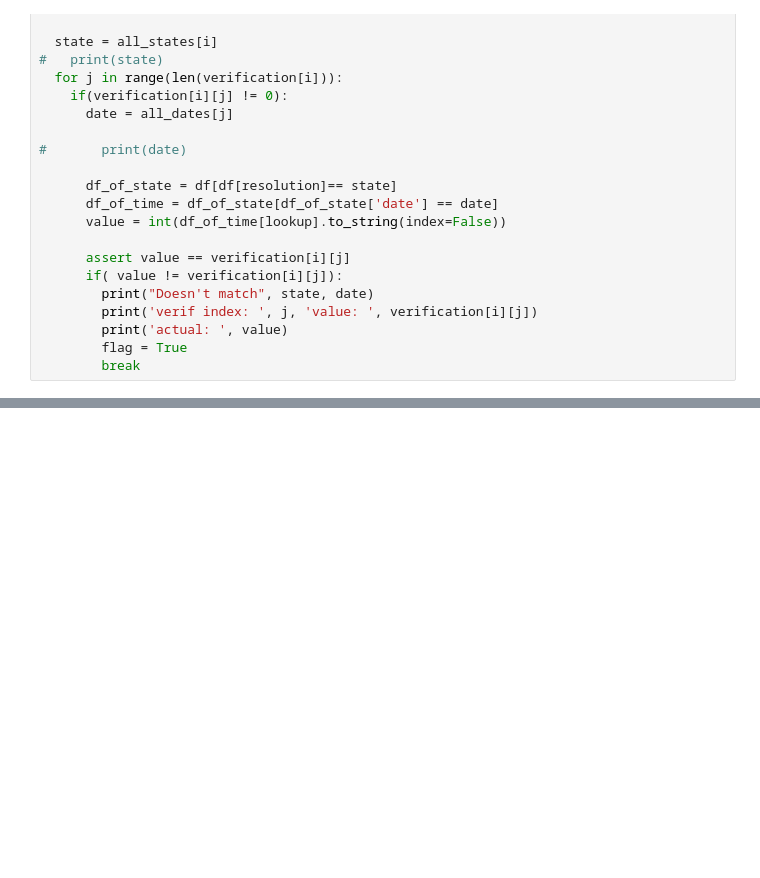
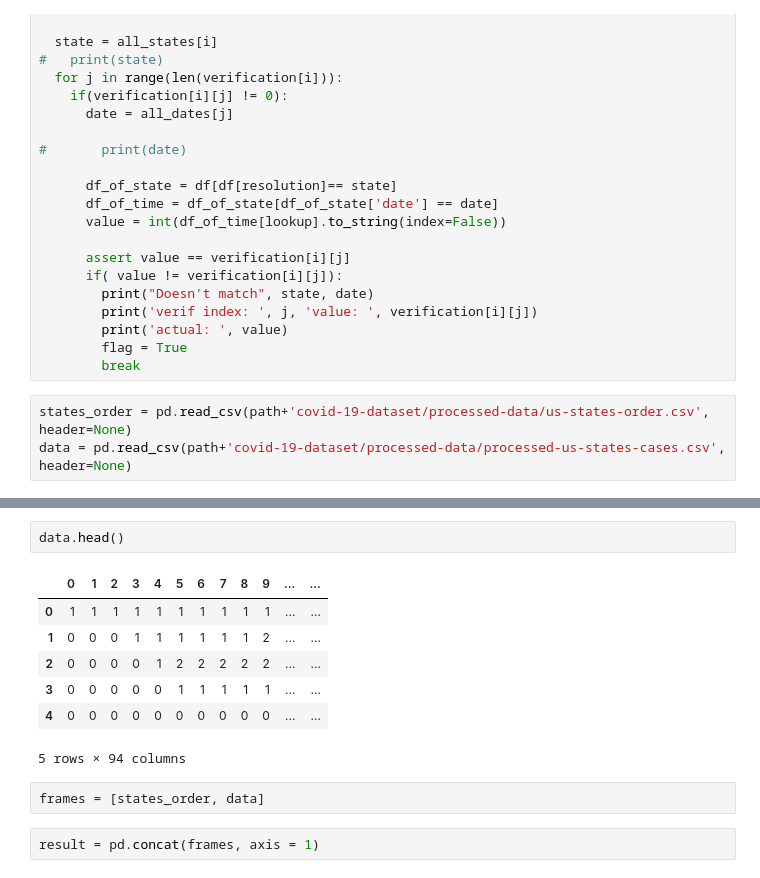
Before and after one commit to ahsantarique/Covid-19-segmentation, a Jupyter notebook: preprocessing_states.ipynb, the cells around one changed output, grey strips where cells are left out. Cells and saved outputs as stored; diff of their text form; blank space fills up the shorter version.

```diff
--- a/preprocessing_states.ipynb
+++ b/preprocessing_states.ipynb
@@ -131,3 +131,6 @@ for i in range(len(verification)):
         print('actual: ', value)
         flag = True
         break
+# %%
+states_order = pd.read_csv(path+'covid-19-dataset/processed-data/us-states-order.csv', header=None)
+data = pd.read_csv(path+'covid-19-dataset/processed-data/processed-us-states-cases.csv', header=None)
@@ -133,0 +146,14 @@ for i in range(len(verification)):
+# %%
+data.head()
+# %% [output]
+|  | 0 | 1 | 2 | 3 | 4 | 5 | 6 | 7 | 8 | 9 | ... | ... |
+| 0 | 1 | 1 | 1 | 1 | 1 | 1 | 1 | 1 | 1 | 1 | ... | ... |
+| 1 | 0 | 0 | 0 | 1 | 1 | 1 | 1 | 1 | 1 | 2 | ... | ... |
+| 2 | 0 | 0 | 0 | 0 | 1 | 2 | 2 | 2 | 2 | 2 | ... | ... |
+| 3 | 0 | 0 | 0 | 0 | 0 | 1 | 1 | 1 | 1 | 1 | ... | ... |
+| 4 | 0 | 0 | 0 | 0 | 0 | 0 | 0 | 0 | 0 | 0 | ... | ... |
+5 rows × 94 columns
+# %%
+frames = [states_order, data]
+# %%
+result = pd.concat(frames, axis = 1)
```
Also changed, not shown: parts of 13 cells of this notebook, 22 other files.
